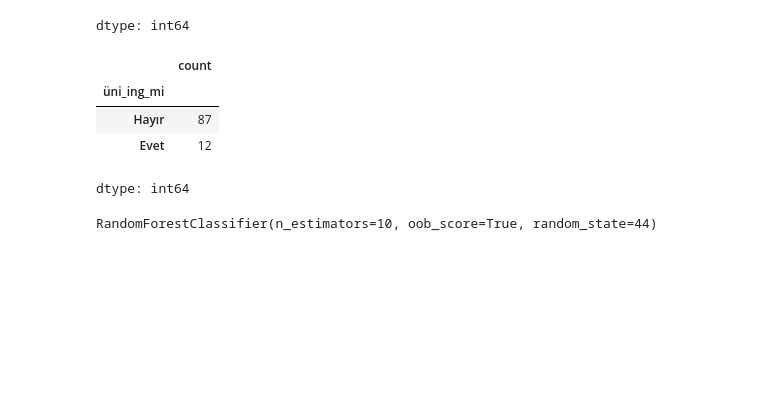
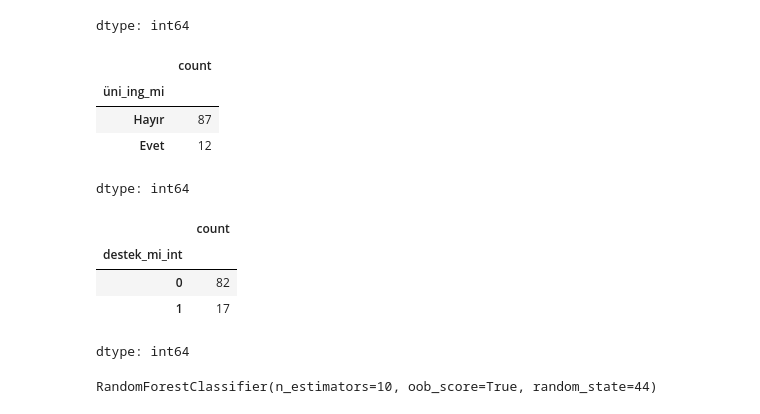
Before and after one commit to kemaldoguoktay/hmgs-analiz, a Jupyter notebook: hmgs.ipynb, the cells around one changed output. Drawn from its saved outputs; the diff is of its cells as text; code cells hidden in the pictures; blank space fills up the shorter version.

```diff
--- a/hmgs.ipynb
+++ b/hmgs.ipynb
@@ -1350,4 +1350,12 @@ df.üni_ing_mi.value_counts()
 dtype: int64
 # %%
 ml_df = df.copy()
+# %%
+df.destek_mi_int.value_counts()
+# %% [output]
+|  | count |
+| destek_mi_int |  |
+| 0 | 82 |
+| 1 | 17 |
+dtype: int64
 # %%
```
Also changed, not shown: parts of 13 cells of this notebook.
